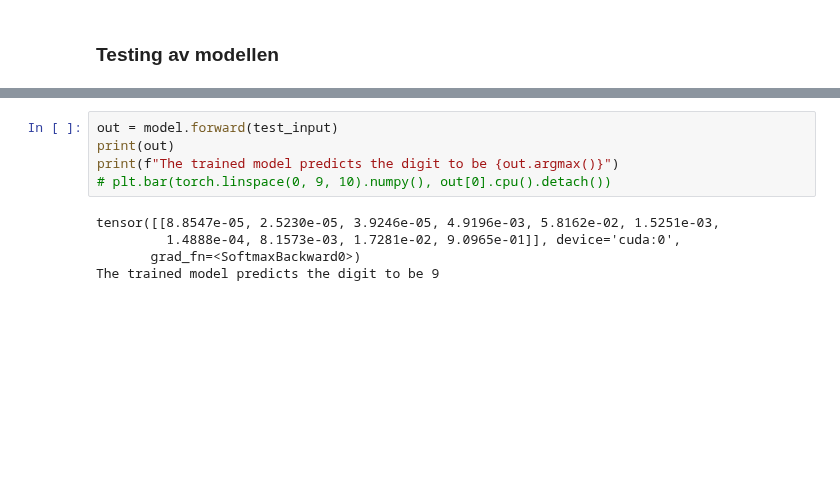
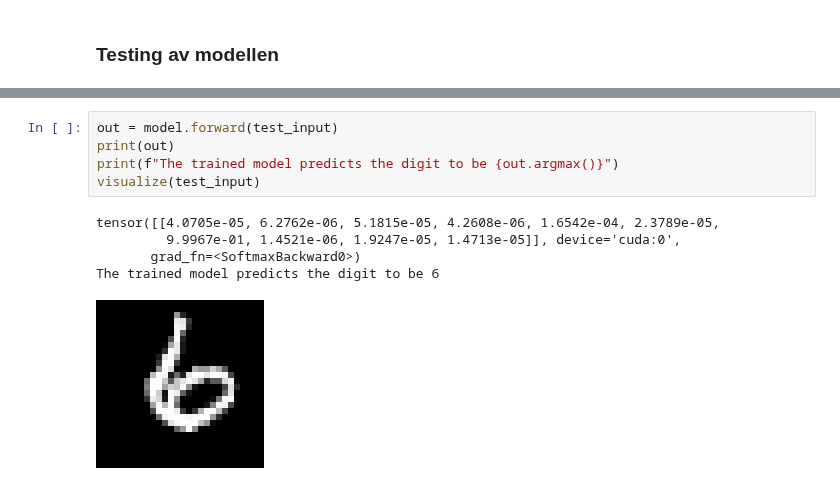
Before and after one commit to willdalh/ml-course, a Jupyter notebook: part2-neural-networks/models.ipynb, the cells around one changed output, grey strips where cells are left out. Drawn from its saved outputs; the diff is of its cells as text; blank space fills up the shorter version.

```diff
--- a/part2-neural-networks/models.ipynb
+++ b/part2-neural-networks/models.ipynb
@@ -357,10 +365,11 @@ The accuracy of the model on the test set is 0.9508999586105347
 # %%
 out = model.forward(test_input)
 print(out)
 print(f"The trained model predicts the digit to be {out.argmax()}")
-# plt.bar(torch.linspace(0, 9, 10).numpy(), out[0].cpu().detach())
+visualize(test_input)
 # %% [output]
-tensor([[8.8547e-05, 2.5230e-05, 3.9246e-05, 4.9196e-03, 5.8162e-02, 1.5251e-03,
-         1.4888e-04, 8.1573e-03, 1.7281e-02, 9.0965e-01]], device='cuda:0',
+tensor([[4.0705e-05, 6.2762e-06, 5.1815e-05, 4.2608e-06, 1.6542e-04, 2.3789e-05,
+         9.9967e-01, 1.4521e-06, 1.9247e-05, 1.4713e-05]], device='cuda:0',
        grad_fn=<SoftmaxBackward0>)
-The trained model predicts the digit to be 9
+The trained model predicts the digit to be 6
+[figure, added]
```
Also changed, not shown: parts of 17 cells of this notebook, 13 other files.
